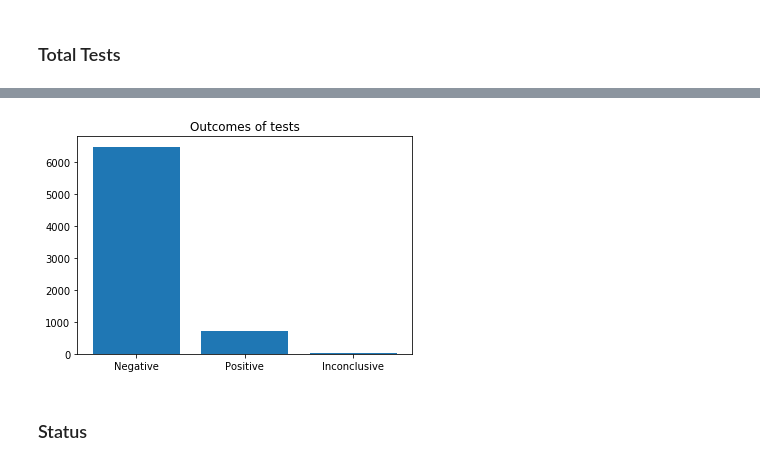
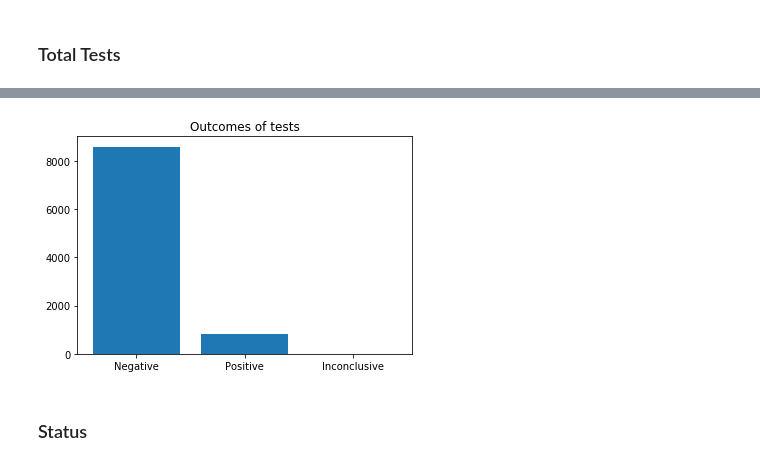
Before and after one commit to misty-garcia/covid, a Jupyter notebook: san_antonio_data.ipynb, the cells around one changed output, grey strips where cells are left out. Drawn from its saved outputs; the diff is of its cells as text; code cells hidden in the pictures.

```diff
--- a/san_antonio_data.ipynb
+++ b/san_antonio_data.ipynb
@@ -103,7 +94,7 @@ plt.show()
 # %% [markdown]
 ### Total Tests
 # %%
-df = make_df(14)
+df = make_df(15)
 df
 # %% [output]
 |  | test results | number |
@@ -128,9 +111,9 @@ There have been 7189 total tests taken in Bexar county.
 # %%
-plt.bar(subset.testing,subset.number)
+plt.bar(df.testing[:3],df.number[:3])
 plt.title("Outcomes of tests")
 plt.show()
 # %% [output]
-[figure, old version]
+[figure, new version]
 # %% [markdown]
 ### Status
 # %%
```
Also changed, not shown: parts of 28 cells of this notebook, 1 other file.
